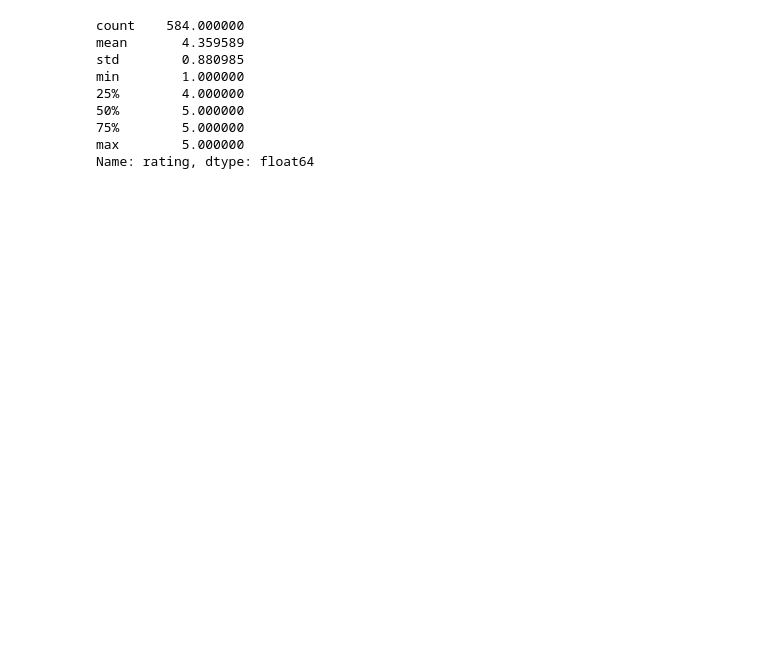
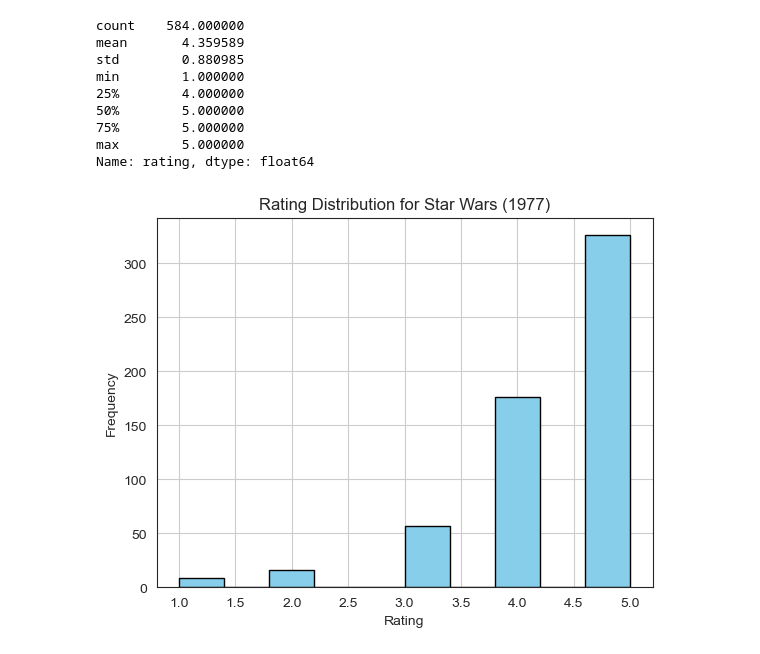
Before and after one commit to samira-shy/Python, a Jupyter notebook: MachineLearning/RecommenderSystem/RecommenderSystem.ipynb, the cells around one changed output. Cells and saved outputs as stored; diff of their text form; code cells hidden in the pictures; blank space fills up the shorter version.

Commit message:
Recommender System Analysis
**Plotting Ratings for Stare War Movie** Histogram (rating vs Frequency)

```diff
--- a/MachineLearning/RecommenderSystem/RecommenderSystem.ipynb
+++ b/MachineLearning/RecommenderSystem/RecommenderSystem.ipynb
@@ -365,3 +359,11 @@ min        1.000000
 75%        5.000000
 max        5.000000
 Name: rating, dtype: float64
+# %%
+star_wars_ratings.hist(x='rating',bins=10, color='skyblue', edgecolor='black')
+plt.title('Rating Distribution for Star Wars (1977)')
+plt.xlabel('Rating')
+plt.ylabel('Frequency')
+plt.show()
+# %% [output]
+[figure, added]
```
Also changed, not shown: parts of 2 cells of this notebook.
